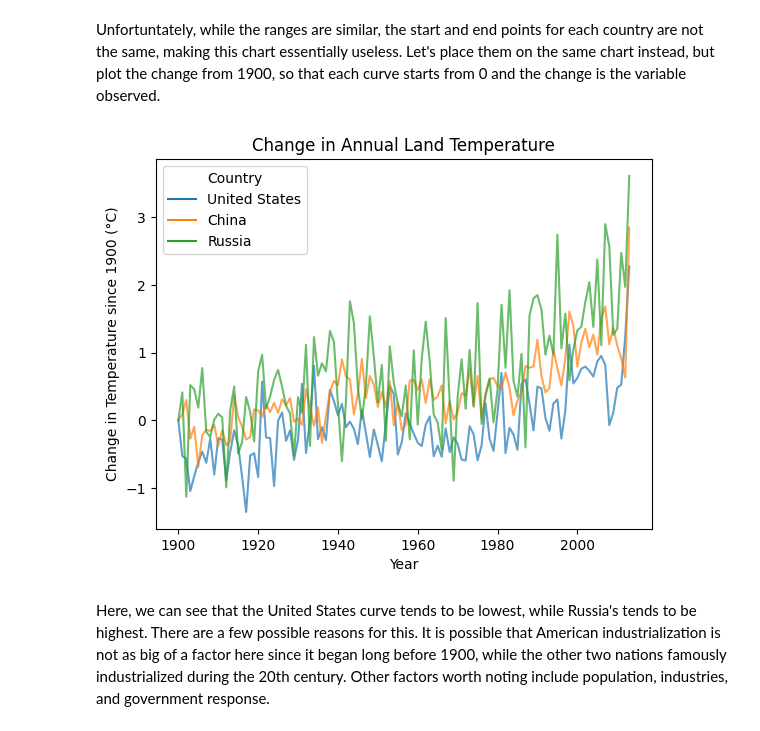
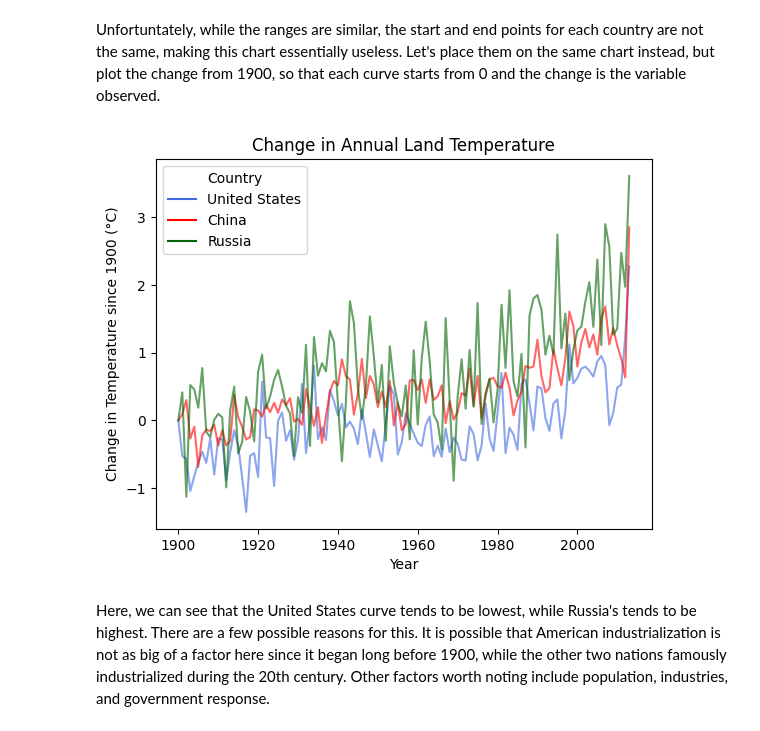
Before and after one commit to danielileon/ClimateAnalysis, a Jupyter notebook: Land Average Temperature by Country.ipynb, the cells around one changed output. Saved outputs shown, nothing was run; the diff lists cells and outputs as text; code cells hidden in the pictures.

```diff
--- a/Land Average Temperature by Country.ipynb
+++ b/Land Average Temperature by Country.ipynb
@@ -100,24 +101,25 @@ Unfortuntately, while the ranges are similar, the start and end points for each
 # %%
 all_nations = []
 for country in nations:
     df_country = df.loc[df["Country"] == country].copy()
     df_country["dt"] = pd.to_datetime(df_country["dt"])
     df_country = df_country.assign(year=df_country["dt"].dt.year)
     df_country = df_country.groupby("year").mean(numeric_only=True)
     df_country = df_country[df_country.index >= 1900]
 
     df_country["AverageDifference"] = df_country["AverageTemperature"] - df_country.loc[1900, "AverageTemperature"]
     df_country["Country"] = country
     all_nations.append(df_country)
 
 df_all = pd.concat(all_nations)
 
-sns.lineplot(data=df_all, x="year", y="AverageDifference", hue="Country", alpha=0.7)
+sns.lineplot(data=df_all, x="year", y="AverageDifference", hue="Country", alpha=0.6,
+             palette={"United States": "royalblue", "China": "red", "Russia": "darkgreen"}) # for consistency with last chart
 plt.title("Change in Annual Land Temperature")
 plt.xlabel("Year")
 plt.ylabel("Change in Temperature since 1900 (°C)")
 plt.show()
 # %% [output]
-[figure, old version]
+[figure, new version]
 # %% [markdown]
 Here, we can see that the United States curve tends to be lowest, while Russia's tends to be highest. There are a few possible reasons for this. It is possible that American industrialization is not as big of a factor here since it began long before 1900, while the other two nations famously industrialized during the 20th century. Other factors worth noting include population, industries, and government response.
```
Also changed, not shown: parts of 1 cell of this notebook.
